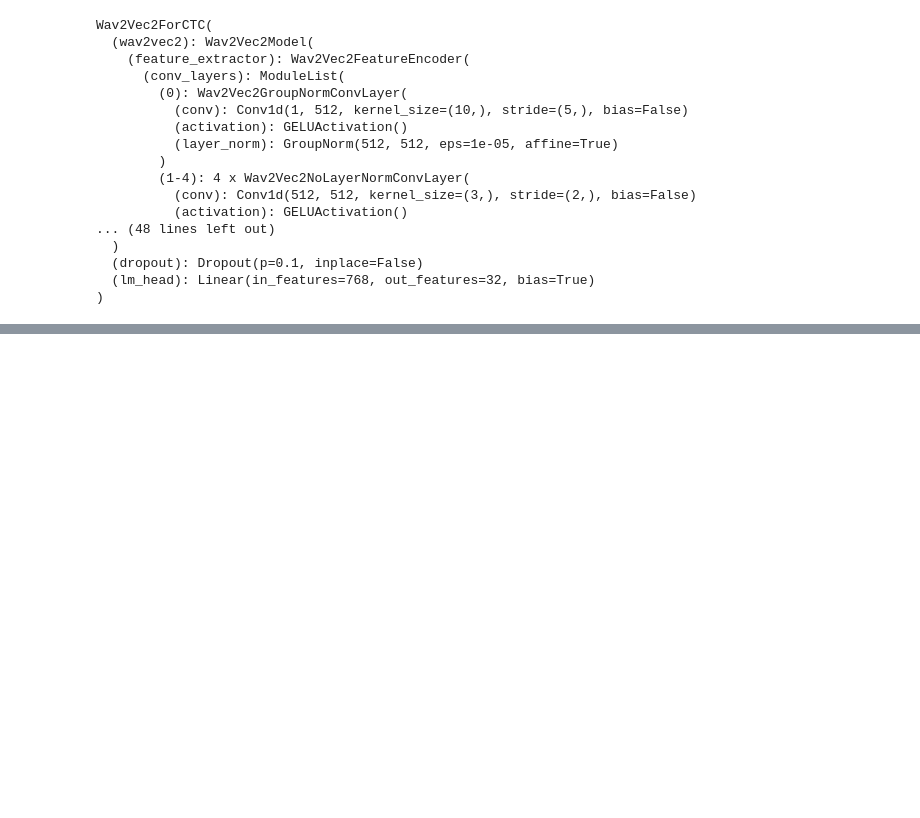
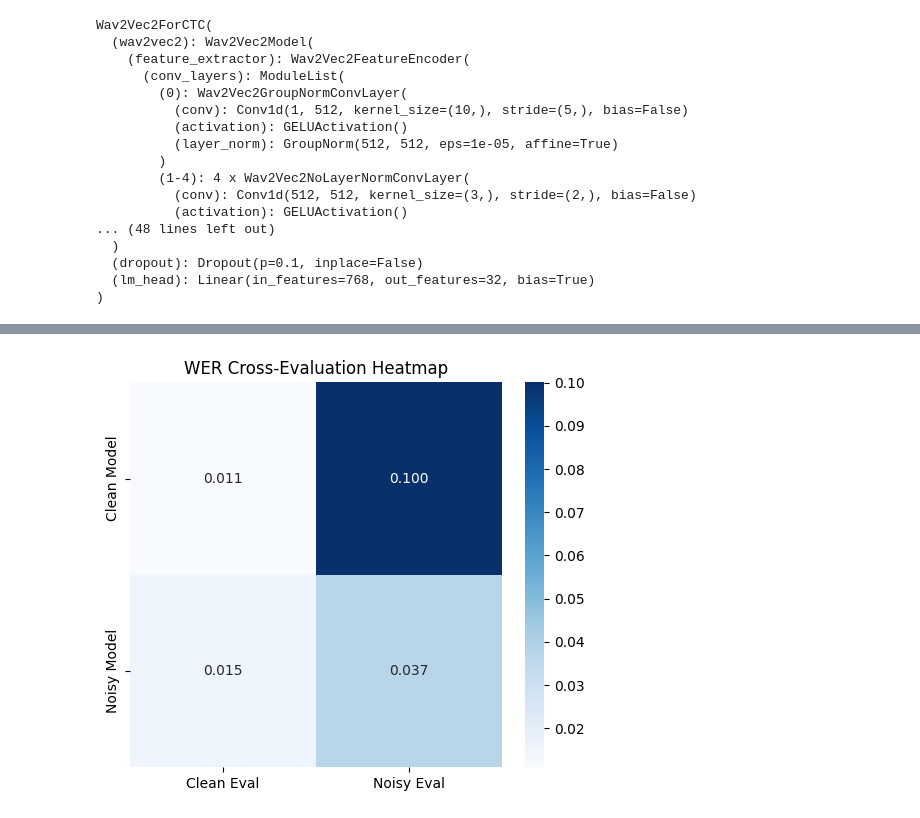
Before and after one commit to madesh405/noise-robust-speech-recognition, a Jupyter notebook: notebooks/Model_Evaluation.ipynb, the cells around one changed output, grey strips where cells are left out. Saved outputs shown, nothing was run; the diff lists cells and outputs as text; code cells hidden in the pictures; blank space fills up the shorter version.

Commit message:
added plots of wer for the models. addes conclusion.

```diff
--- a/notebooks/Model_Evaluation.ipynb
+++ b/notebooks/Model_Evaluation.ipynb
@@ -270,3 +270,25 @@ Clean → Clean: 0.01096922990380829
 Clean → Noisy: 0.10010129297503426
 Noisy → Clean: 0.015300669404286437
 Noisy → Noisy: 0.03712089614490854
+# %%
+import seaborn as sns
+import matplotlib.pyplot as plt
+import numpy as np
+
+wer_matrix = np.array([
+    [cc["eval_wer"], cn["eval_wer"]],
+    [nc["eval_wer"], nn["eval_wer"]]
+])
+
+plt.figure(figsize=(6,5))
+sns.heatmap(wer_matrix,
+            annot=True,
+            fmt=".3f",
+            xticklabels=["Clean Eval", "Noisy Eval"],
+            yticklabels=["Clean Model", "Noisy Model"],
+            cmap="Blues")
+
+plt.title("WER Cross-Evaluation Heatmap")
+plt.show()
+# %% [output]
+[figure, added]
```
Also changed, not shown: parts of 4 cells of this notebook.
